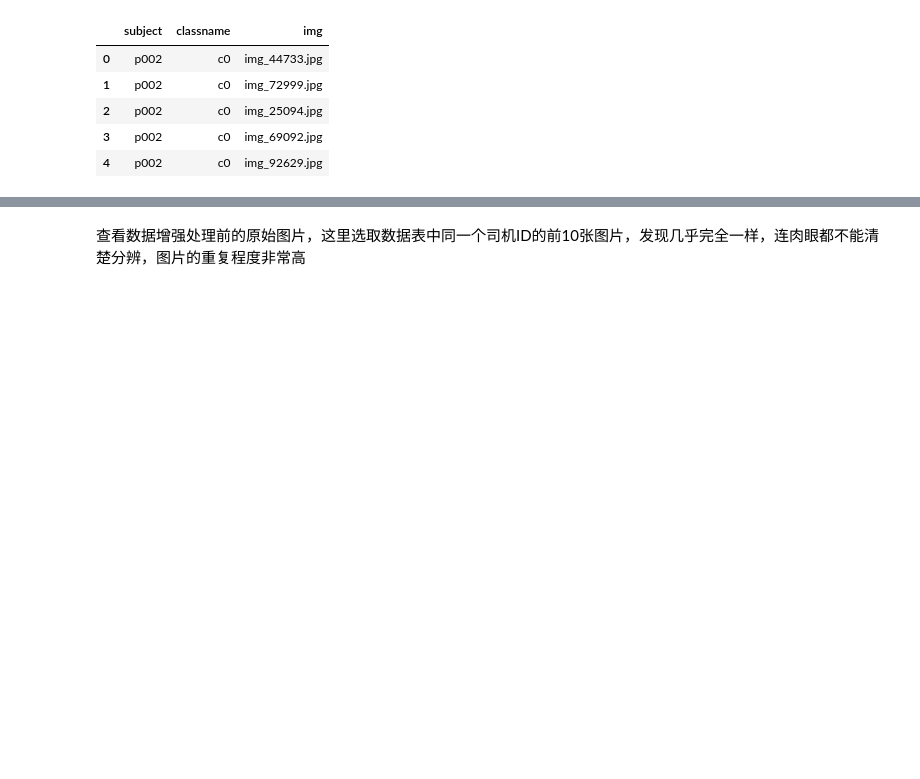
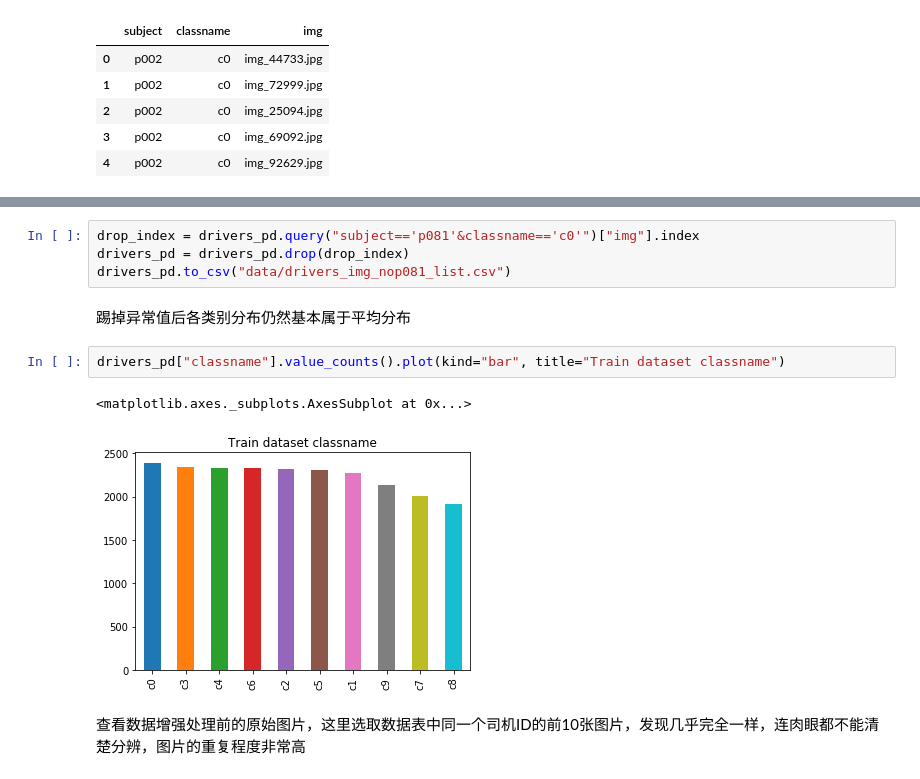
Before and after one commit to edwardpan/udacity_homework, a Jupyter notebook: machinelearning2/graduation_project/data_augmenters.ipynb, the cells around one changed output, grey strips where cells are left out. Saved outputs shown, nothing was run; the diff lists cells and outputs as text; blank space fills up the shorter version.

```diff
--- a/machinelearning2/graduation_project/data_augmenters.ipynb
+++ b/machinelearning2/graduation_project/data_augmenters.ipynb
@@ -111,3 +62,14 @@ drivers_pd.head()
+# %%
+drop_index = drivers_pd.query("subject=='p081'&classname=='c0'")["img"].index
+drivers_pd = drivers_pd.drop(drop_index)
+drivers_pd.to_csv("data/drivers_img_nop081_list.csv")
+# %% [markdown]
+踢掉异常值后各类别分布仍然基本属于平均分布
+# %%
+drivers_pd["classname"].value_counts().plot(kind="bar", title="Train dataset classname")
+# %% [output]
+<matplotlib.axes._subplots.AxesSubplot at 0x...>
+[figure, added]
 # %% [markdown]
 查看数据增强处理前的原始图片，这里选取数据表中同一个司机ID的前10张图片，发现几乎完全一样，连肉眼都不能清楚分辨，图片的重复程度非常高
 # %%
```
Also changed, not shown: parts of 9 cells of this notebook, 2 other files.
